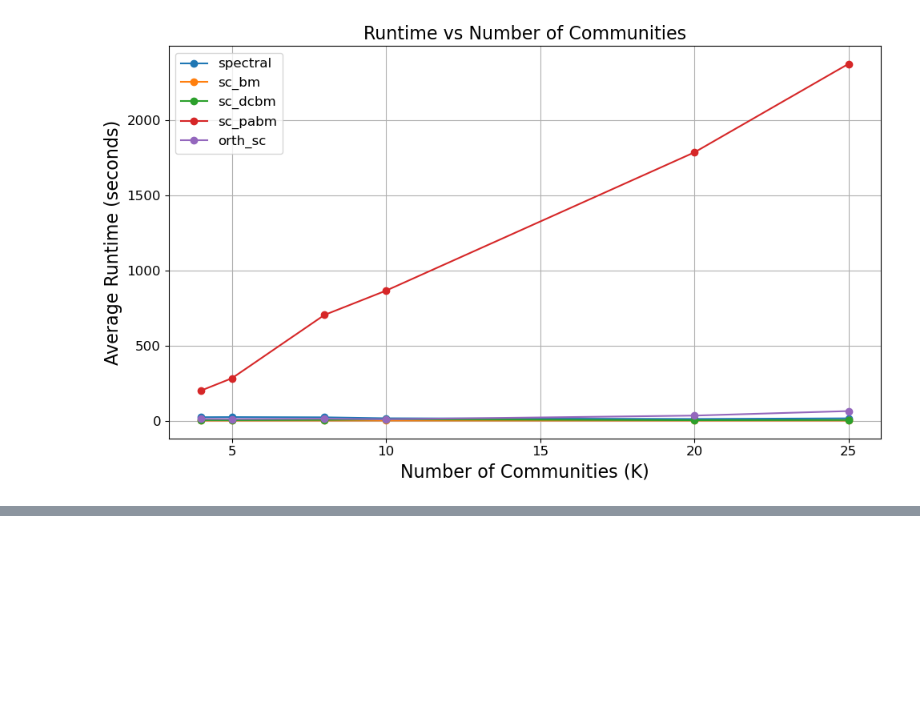
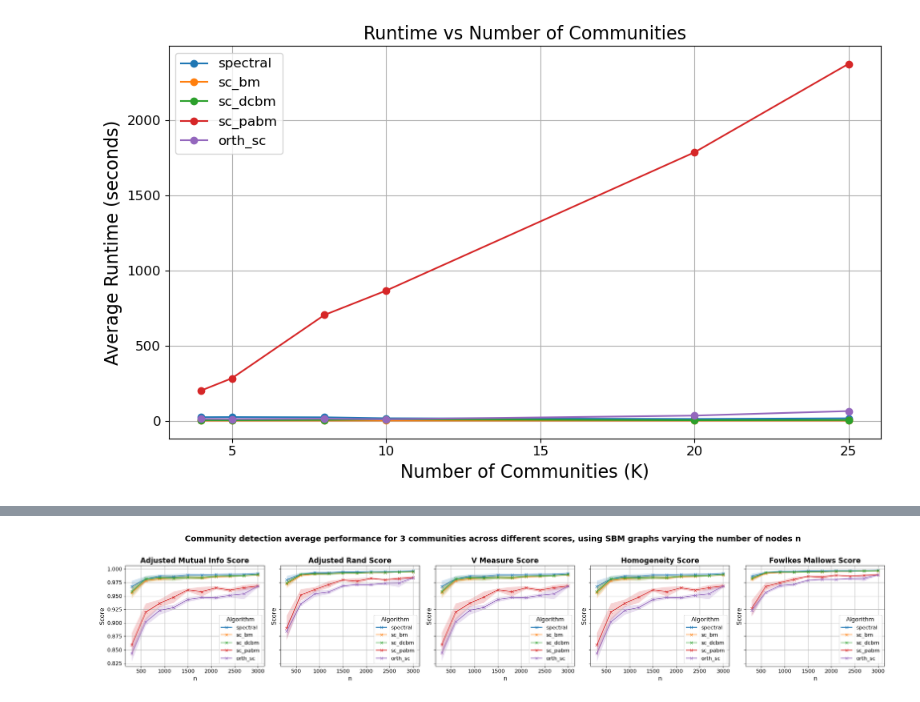
Before and after one commit to salyaa/semester_project, a Jupyter notebook: Spectral_tests.ipynb, the cells around one changed output, grey strips where cells are left out. Drawn from its saved outputs; the diff is of its cells as text; code cells hidden in the pictures; blank space fills up the shorter version.

```diff
--- a/Spectral_tests.ipynb
+++ b/Spectral_tests.ipynb
@@ -45,0 +61,4 @@ rt_vs_k = running_time_vs_K(range_K=range_K, n=n, graph_type="abcd", n_runs=1, p
+# %%
+res_n_SBM, nb_n_SBM = validation_range_n(K=3,possible_algorithms=algos)
+# %% [output]
+[figure, added]
```
Also changed, not shown: parts of 6 cells of this notebook.
